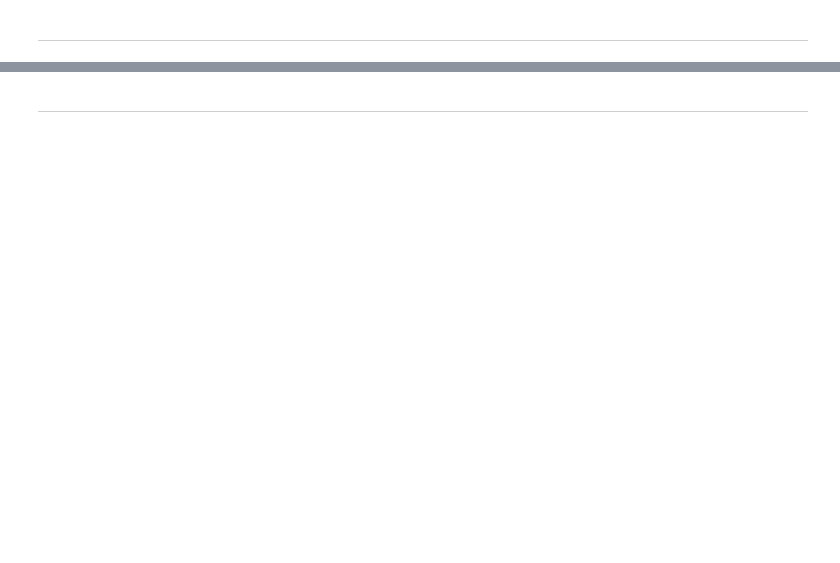
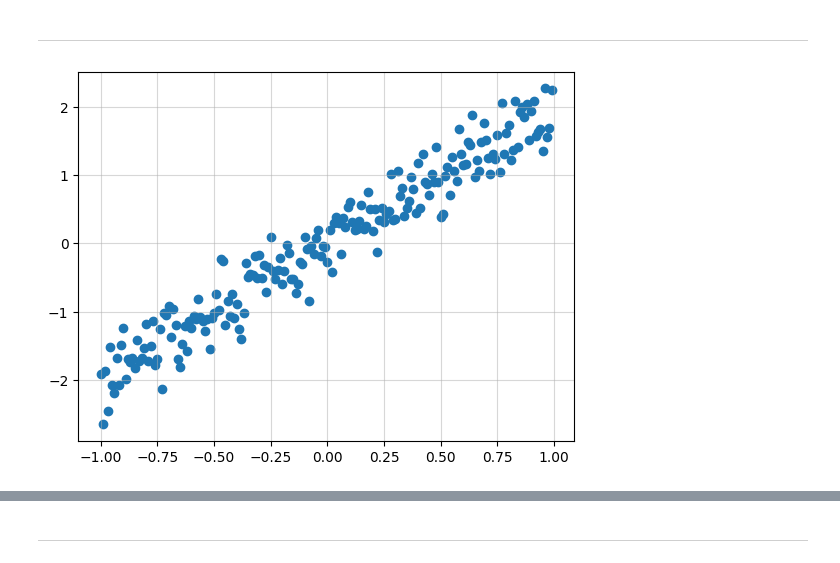
Before and after one commit to Xylambda/toydiff, a Jupyter notebook: examples/LinearRegression.ipynb, the cells around one changed output, grey strips where cells are left out. Saved outputs shown, nothing was run; the diff lists cells and outputs as text; code cells hidden in the pictures; blank space fills up the shorter version.

```diff
--- a/examples/LinearRegression.ipynb
+++ b/examples/LinearRegression.ipynb
@@ -8,11 +8,15 @@ import matplotlib.pyplot as plt
 # %%
 x = np.arange(-1, 1, 0.01)
 y = 2 * x + np.random.normal(size=len(x), scale=0.3)
 
 x = x.reshape(-1,1)
 y = y.reshape(-1,1)
 
-plt.scatter(x, y)
+fig, ax = plt.subplots(1,1)
+ax.scatter(x, y)
+ax.grid(True, alpha=0.5);
+# %% [output]
+[figure, added]
 # %%
 model = tdf.nn.blocks.Linear(1, 1, bias=False)
 # %%
```
Also changed, not shown: parts of 6 cells of this notebook, 18 other files.
